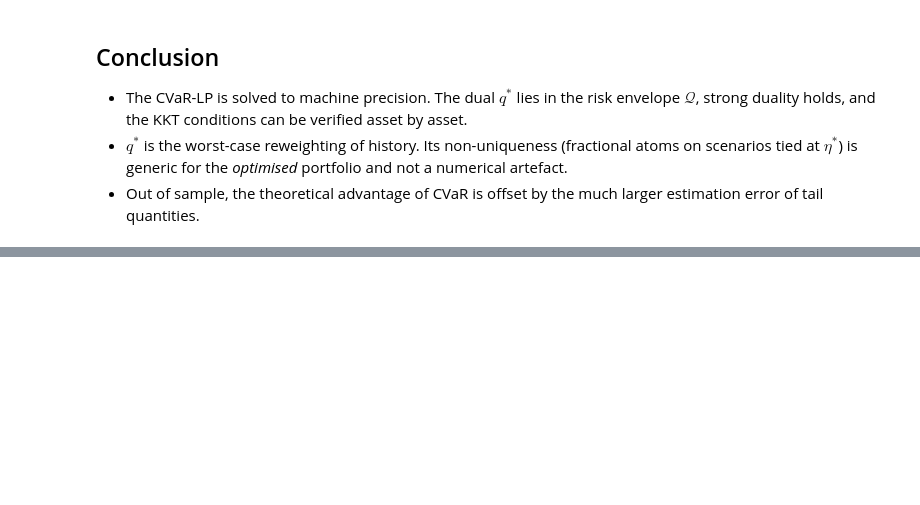
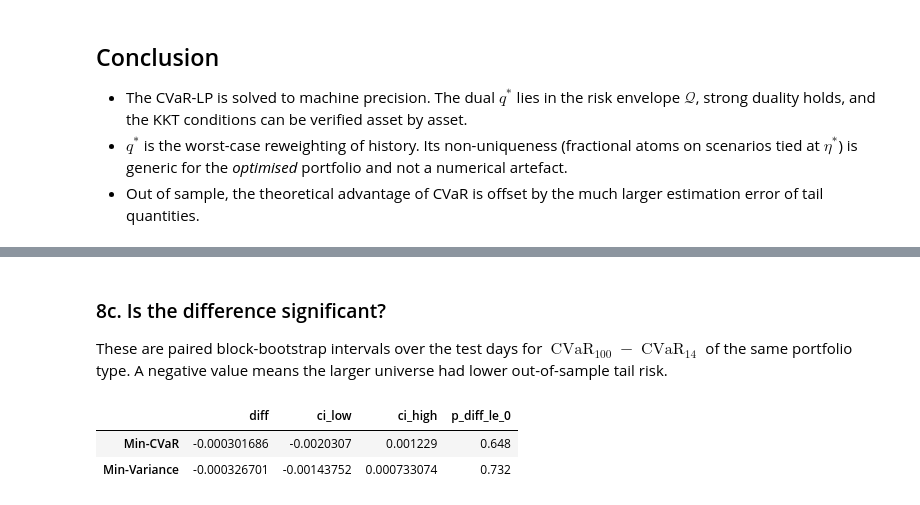
Before and after one commit to kichelmoon/conditionalvar, a Jupyter notebook: analysis.ipynb, the cells around one changed output, grey strips where cells are left out. Cells and saved outputs as stored; diff of their text form; code cells hidden in the pictures; blank space fills up the shorter version.

```diff
--- a/analysis.ipynb
+++ b/analysis.ipynb
@@ -396,0 +506,10 @@ fig = plots.plot_backtest(port, alpha=ALPHA, lookback=756, rebalance=63, save_pa
+# %% [markdown]
+### 8c. Is the difference significant?
+
+These are paired block-bootstrap intervals over the test days for $\operatorname{CVaR}_{100} - \operatorname{CVaR}_{14}$ of the same portfolio type. A negative value means the larger universe had lower out-of-sample tail risk.
+# %%
+pd.DataFrame({p: oos_cvar_difference(run_100, run_14, p) for p in ["Min-CVaR", "Min-Variance"]}).T
+# %% [output]
+|  | diff | ci_low | ci_high | p_diff_le_0 |
+| Min-CVaR | -0.000301686 | -0.0020307 | 0.001229 | 0.648 |
+| Min-Variance | -0.000326701 | -0.00143752 | 0.000733074 | 0.732 |
```
Also changed, not shown: parts of 12 cells of this notebook, 8 other files.
